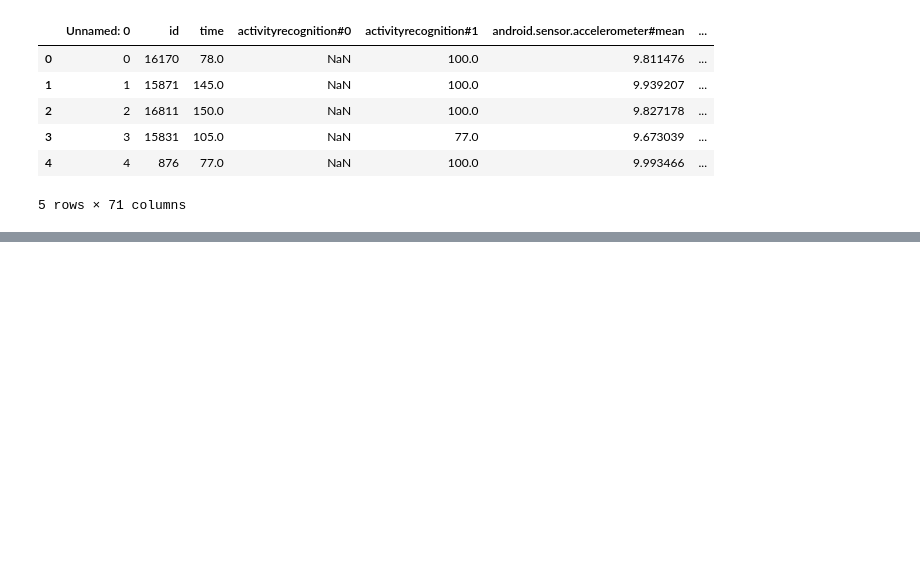
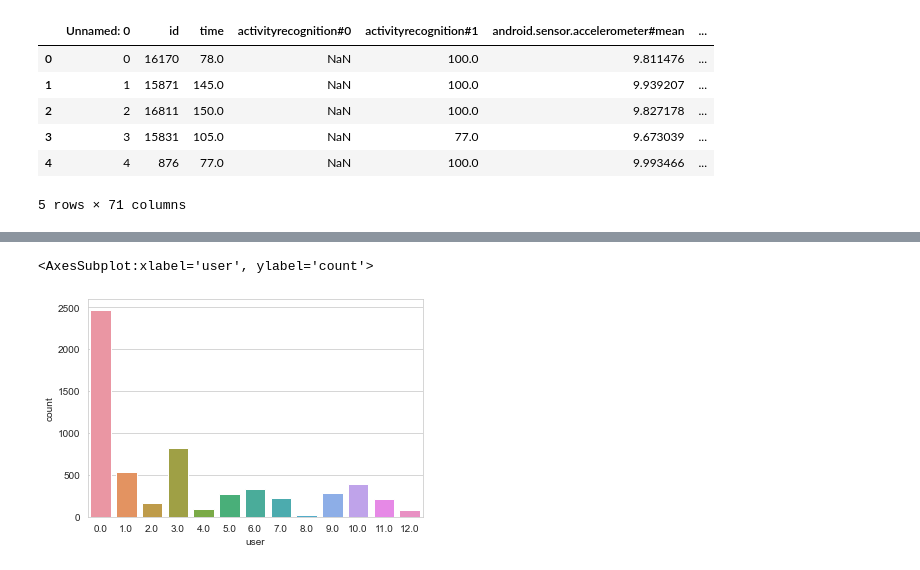
Before and after one commit to nagarjuna-de/apple_watch_tracker, a Jupyter notebook: jupyter_notebooks/EDA.ipynb, the cells around one changed output, grey strips where cells are left out. Cells and saved outputs as stored; diff of their text form; code cells hidden in the pictures; blank space fills up the shorter version.

Commit message:
benchmark by users

```diff
--- a/jupyter_notebooks/EDA.ipynb
+++ b/jupyter_notebooks/EDA.ipynb
@@ -24,3 +24,10 @@ data.head()
 | 3 | 3 | 15831 | 105.0 | NaN | 77.0 | 9.673039 | ... |
 | 4 | 4 | 876 | 77.0 | NaN | 100.0 | 9.993466 | ... |
 5 rows × 71 columns
+# %%
+from sklearn.preprocessing import OrdinalEncoder
+from numpy import asarray
+oe = OrdinalEncoder()
+ct = asarray(data['user'])
+data['user'] = oe.fit_transform(ct.reshape(-1,1))
+data.head()
@@ -26,0 +42,3 @@ data.head()
+# %%
+data = data.sort_values(by='user')
+data.head()
@@ -26,0 +55,5 @@ data.head()
+# %%
+sns.countplot(data['user'])
+# %% [output]
+<AxesSubplot:xlabel='user', ylabel='count'>
+[figure, added]
```
Also changed, not shown: parts of 13 cells of this notebook, 8 other files.
